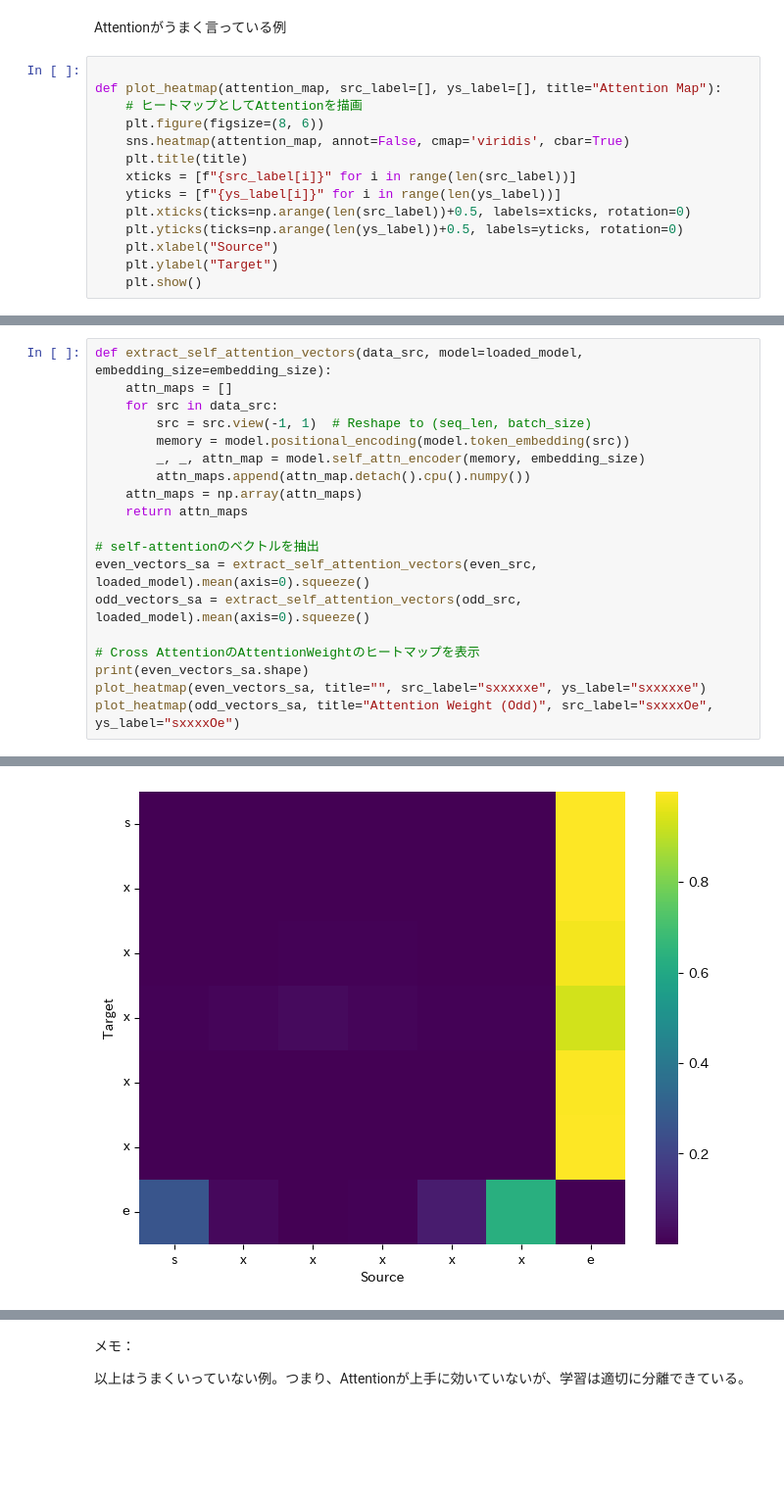
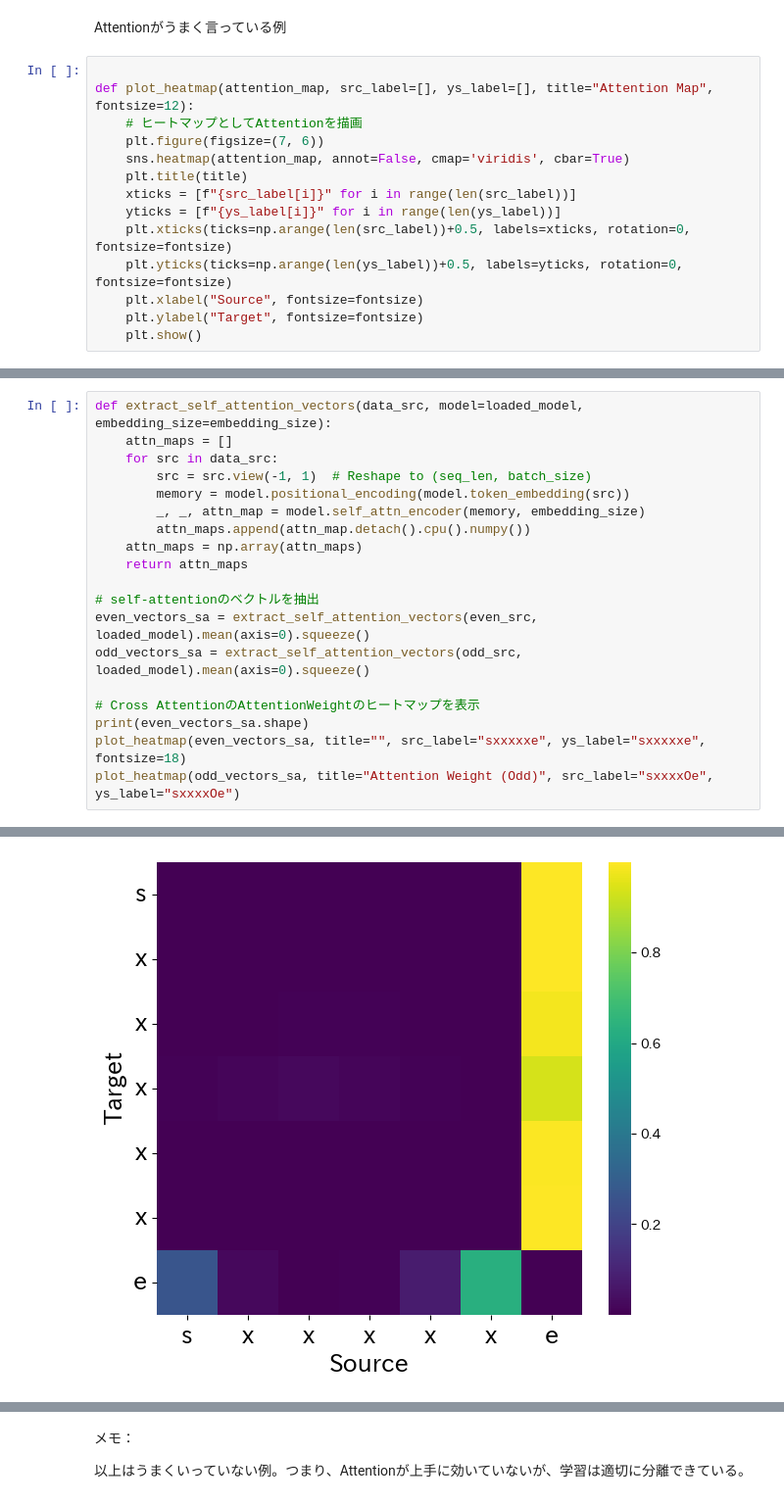
Before and after one commit to AriRyo/transformer-ansys, a Jupyter notebook: FomulaBEAT/analysis_06-1.ipynb, the cells around one changed output, grey strips where cells are left out. Shown at 98% size. Drawn from its saved outputs; the diff is of its cells as text; blank space fills up the shorter version.

```diff
--- a/FomulaBEAT/analysis_06-1.ipynb
+++ b/FomulaBEAT/analysis_06-1.ipynb
@@ -371,17 +371,17 @@ Seq2SeqForSavedModel(
 Attentionがうまく言っている例
 # %%
 
-def plot_heatmap(attention_map, src_label=[], ys_label=[], title="Attention Map"):
+def plot_heatmap(attention_map, src_label=[], ys_label=[], title="Attention Map", fontsize=12):
     # ヒートマップとしてAttentionを描画
-    plt.figure(figsize=(8, 6))
+    plt.figure(figsize=(7, 6))
     sns.heatmap(attention_map, annot=False, cmap='viridis', cbar=True)
     plt.title(title)
     xticks = [f"{src_label[i]}" for i in range(len(src_label))]
     yticks = [f"{ys_label[i]}" for i in range(len(ys_label))]
-    plt.xticks(ticks=np.arange(len(src_label))+0.5, labels=xticks, rotation=0)
-    plt.yticks(ticks=np.arange(len(ys_label))+0.5, labels=yticks, rotation=0)
-    plt.xlabel("Source")
-    plt.ylabel("Target")
+    plt.xticks(ticks=np.arange(len(src_label))+0.5, labels=xticks, rotation=0, fontsize=fontsize)
+    plt.yticks(ticks=np.arange(len(ys_label))+0.5, labels=yticks, rotation=0, fontsize=fontsize)
+    plt.xlabel("Source", fontsize=fontsize)
+    plt.ylabel("Target", fontsize=fontsize)
     plt.show()
 # %%
 import random
@@ -425,22 +425,22 @@ tensor([[12]], device='cuda:0')
 # %%
 def extract_self_attention_vectors(data_src, model=loaded_model, embedding_size=embedding_size):
     attn_maps = []
     for src in data_src:
         src = src.view(-1, 1)  # Reshape to (seq_len, batch_size)
         memory = model.positional_encoding(model.token_embedding(src))
         _, _, attn_map = model.self_attn_encoder(memory, embedding_size)
         attn_maps.append(attn_map.detach().cpu().numpy())
     attn_maps = np.array(attn_maps)
     return attn_maps
 
 # self-attentionのベクトルを抽出
 even_vectors_sa = extract_self_attention_vectors(even_src, loaded_model).mean(axis=0).squeeze()
 odd_vectors_sa = extract_self_attention_vectors(odd_src, loaded_model).mean(axis=0).squeeze()
 
 # Cross AttentionのAttentionWeightのヒートマップを表示
 print(even_vectors_sa.shape)
-plot_heatmap(even_vectors_sa, title="", src_label="sxxxxxe", ys_label="sxxxxxe")
+plot_heatmap(even_vectors_sa, title="", src_label="sxxxxxe", ys_label="sxxxxxe", fontsize=18)
 plot_heatmap(odd_vectors_sa, title="Attention Weight (Odd)", src_label="sxxxxOe", ys_label="sxxxxOe")
 # %% [output]
 (7, 7)
-[figure, old version]
+[figure, new version]
```
Also changed, not shown: parts of 6 cells of this notebook, 8 other files.
